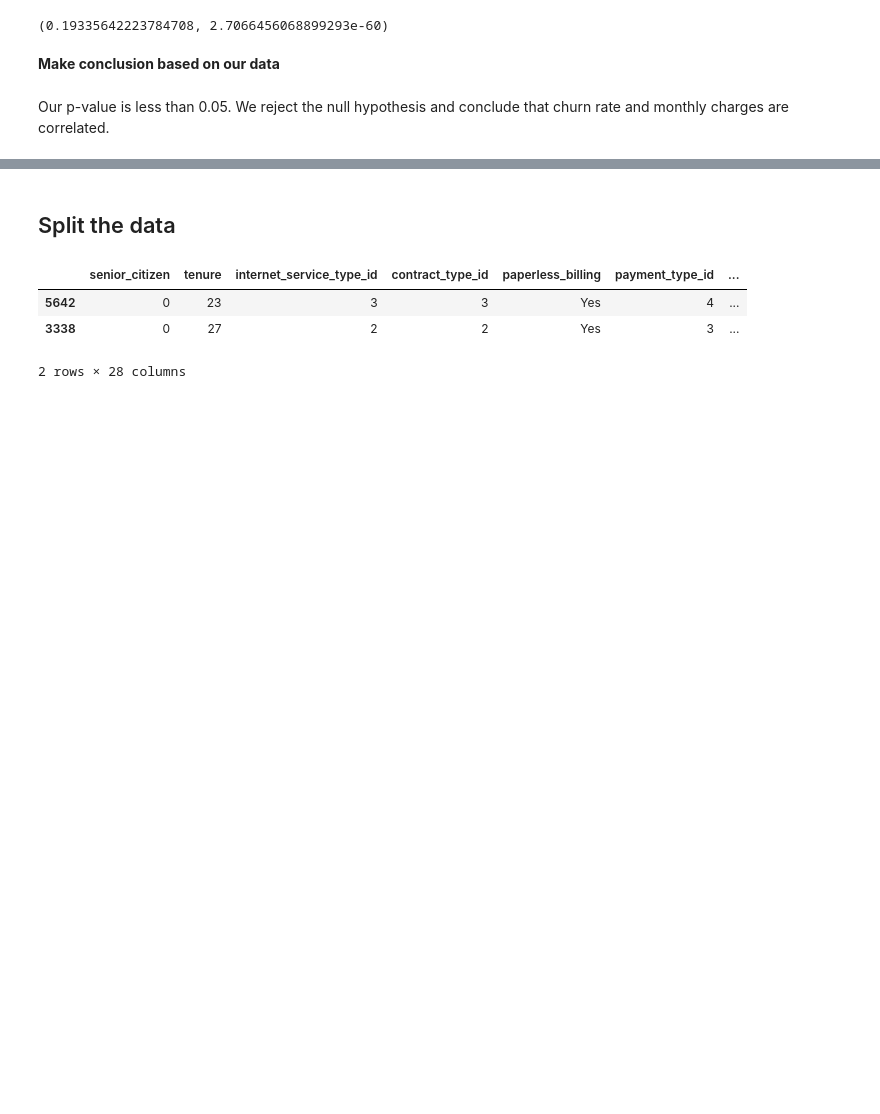
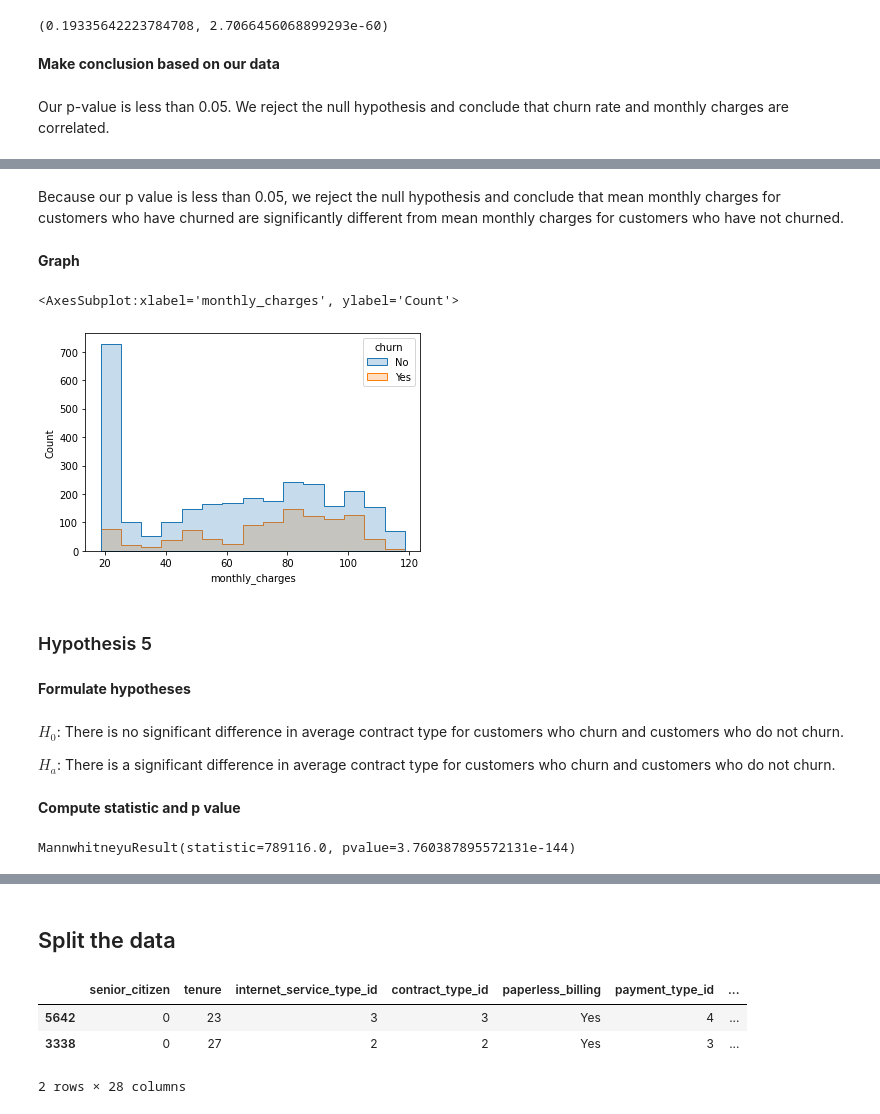
Before and after one commit to malachi-hale/Telco-project, a Jupyter notebook: Project_scratch_work.ipynb, the cells around one changed output, grey strips where cells are left out. Cells and saved outputs as stored; diff of their text form; code cells hidden in the pictures; blank space fills up the shorter version.

```diff
--- a/Project_scratch_work.ipynb
+++ b/Project_scratch_work.ipynb
@@ -297,0 +385,23 @@ Our p-value is less than 0.05. We reject the null hypothesis and conclude that c
+# %% [markdown]
+Because our p value is less than 0.05, we reject the null hypothesis and conclude that mean monthly charges for customers who have churned are significantly different from mean monthly charges for customers who have not churned.
+# %% [markdown]
+**Graph**
+# %%
+sns.histplot(x=train.monthly_charges, hue = train.churn, element = 'step')
+# %% [output]
+<AxesSubplot:xlabel='monthly_charges', ylabel='Count'>
+[figure, added]
+# %% [markdown]
+### Hypothesis 5
+# %% [markdown]
+**Formulate hypotheses**
+# %% [markdown]
+$H_0$: There is no significant difference in average contract type for customers who churn and customers who do not churn.
+
+$H_a$: There is a significant difference in average contract type for customers who churn and customers who do not churn.
+# %% [markdown]
+**Compute statistic and p value**
+# %%
+stats.mannwhitneyu(train_has_churned['contract_type_id'], train_no_churn['contract_type_id'], use_continuity=True)
+# %% [output]
+MannwhitneyuResult(statistic=789116.0, pvalue=3.760387895572131e-144)
```
Also changed, not shown: parts of 57 cells of this notebook, 1 other file.
